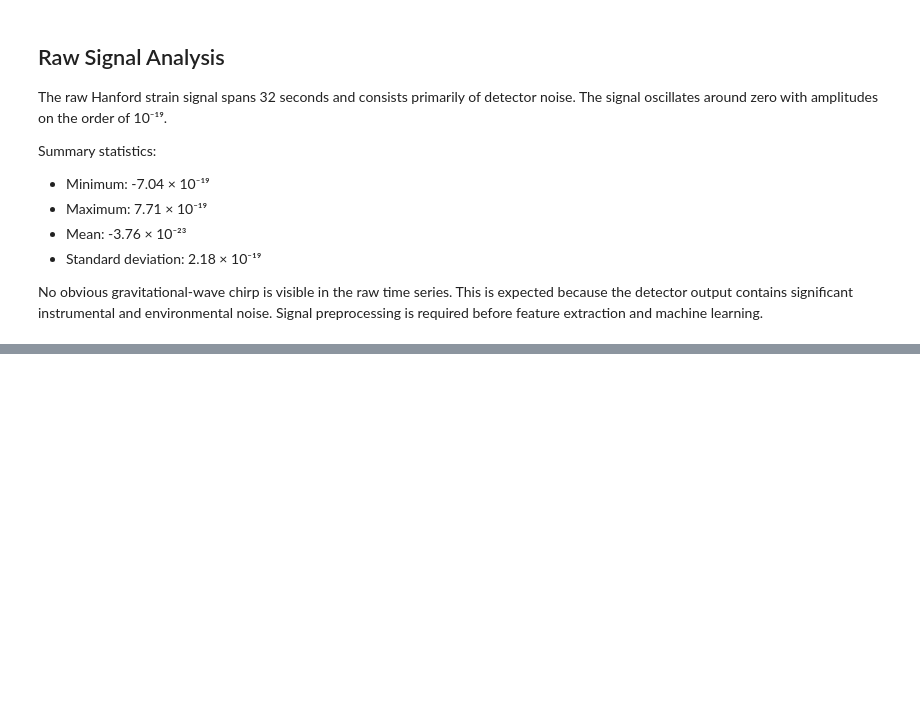
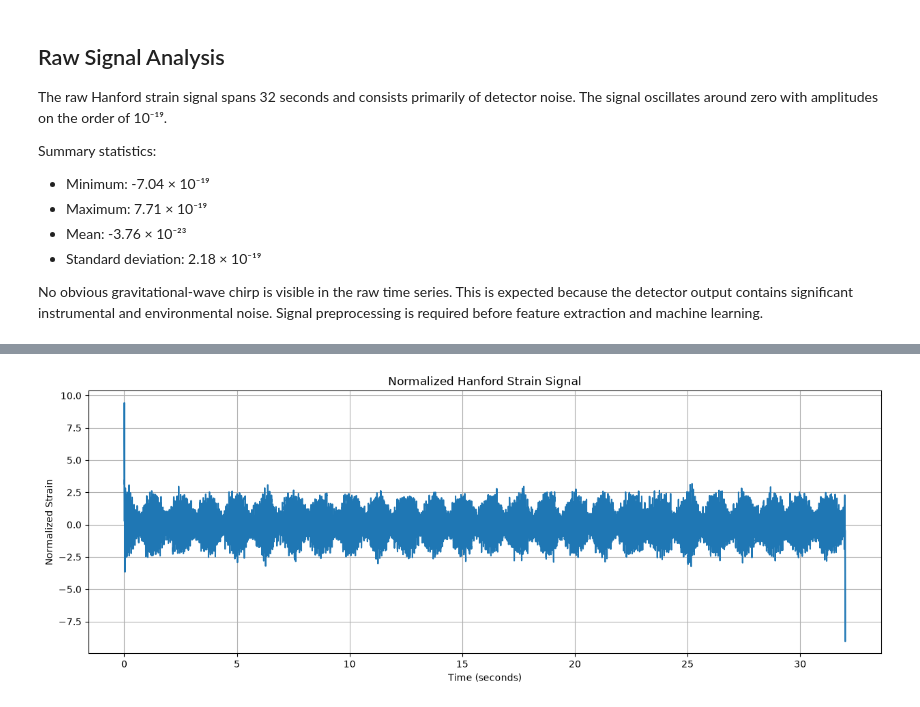
Before and after one commit to Prachi-Mehta-376/GWVision, a Jupyter notebook: notebooks/01_data_exploration.ipynb, the cells around one changed output, grey strips where cells are left out. Saved outputs shown, nothing was run; the diff lists cells and outputs as text; code cells hidden in the pictures; blank space fills up the shorter version.

```diff
--- a/notebooks/01_data_exploration.ipynb
+++ b/notebooks/01_data_exploration.ipynb
@@ -213,0 +333,15 @@ No obvious gravitational-wave chirp is visible in the raw time series. This is e
+# %%
+plt.figure(figsize=(15,5))
+
+plt.plot(time, normalized_signal)
+
+plt.title("Normalized Hanford Strain Signal")
+
+plt.xlabel("Time (seconds)")
+plt.ylabel("Normalized Strain")
+
+plt.grid(True)
+
+plt.show()
+# %% [output]
+[figure, added]
```
Also changed, not shown: parts of 17 cells of this notebook, 1 other file.
